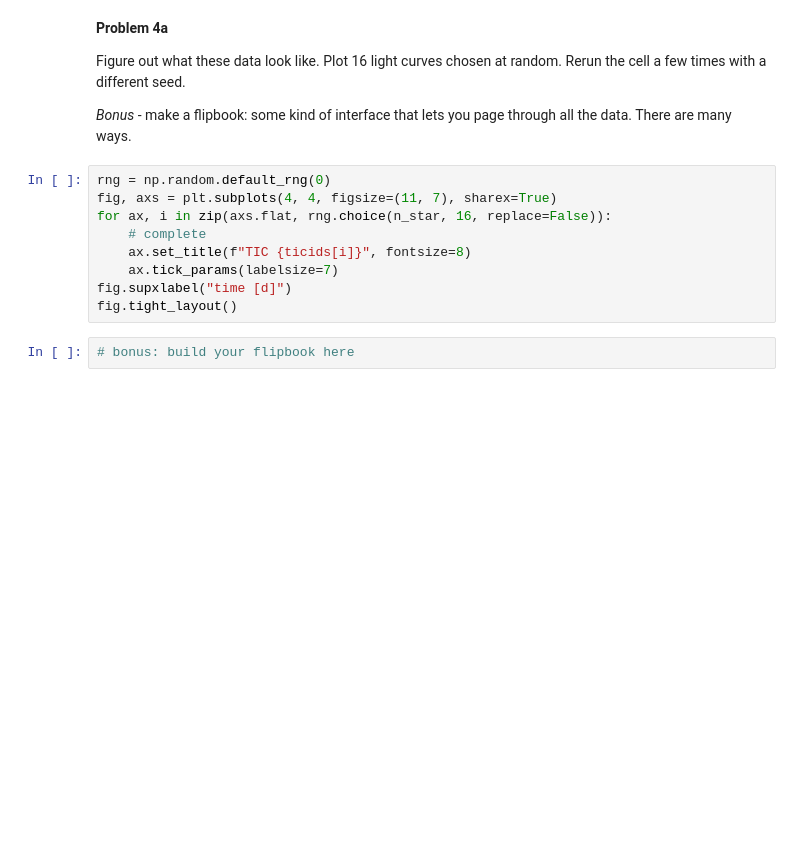
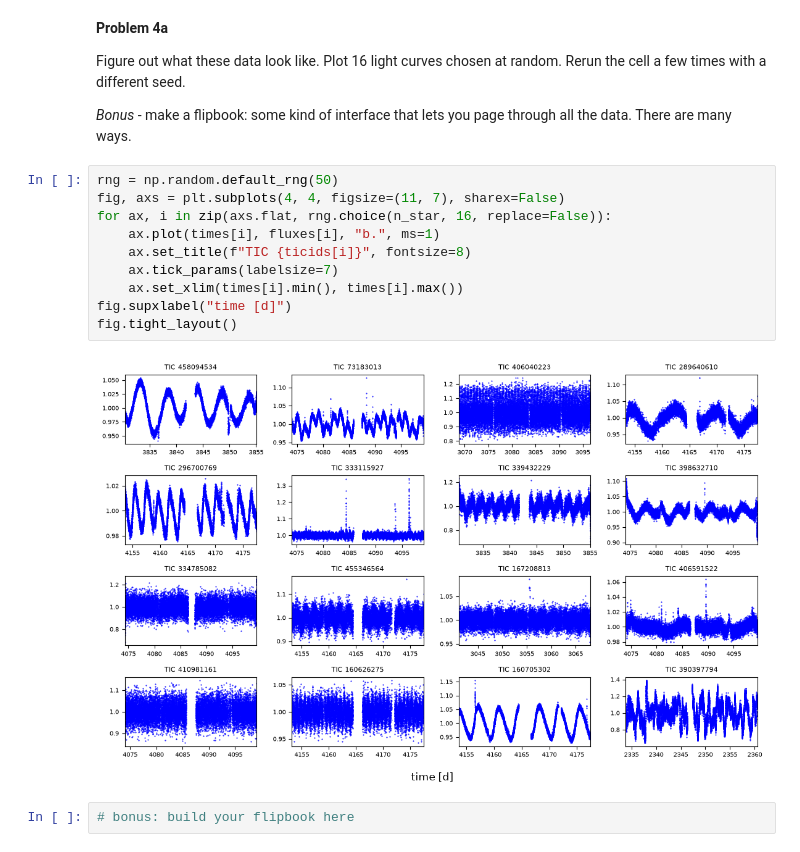
Before and after one commit to pyaritra/Session-27, a Jupyter notebook: Day2/MatchedFiltering.ipynb, the cells around one changed output. Cells and saved outputs as stored; diff of their text form; blank space fills up the shorter version.

```diff
--- a/Day2/MatchedFiltering.ipynb
+++ b/Day2/MatchedFiltering.ipynb
@@ -1048,14 +1050,17 @@ random. Rerun the cell a few times with a different seed.
 *Bonus* - make a flipbook: some kind of interface that lets you page through
 all the data.  There are many ways.
 # %%
-rng = np.random.default_rng(0)
-fig, axs = plt.subplots(4, 4, figsize=(11, 7), sharex=True)
+rng = np.random.default_rng(50)
+fig, axs = plt.subplots(4, 4, figsize=(11, 7), sharex=False)
 for ax, i in zip(axs.flat, rng.choice(n_star, 16, replace=False)):
-    # complete
+    ax.plot(times[i], fluxes[i], "b.", ms=1)
     ax.set_title(f"TIC {ticids[i]}", fontsize=8)
     ax.tick_params(labelsize=7)
+    ax.set_xlim(times[i].min(), times[i].max())
 fig.supxlabel("time [d]")
 fig.tight_layout()
+# %% [output]
+[figure, added]
 # %%
 # bonus: build your flipbook here
 # %% [markdown]
```
Also changed, not shown: parts of 5 cells of this notebook.
